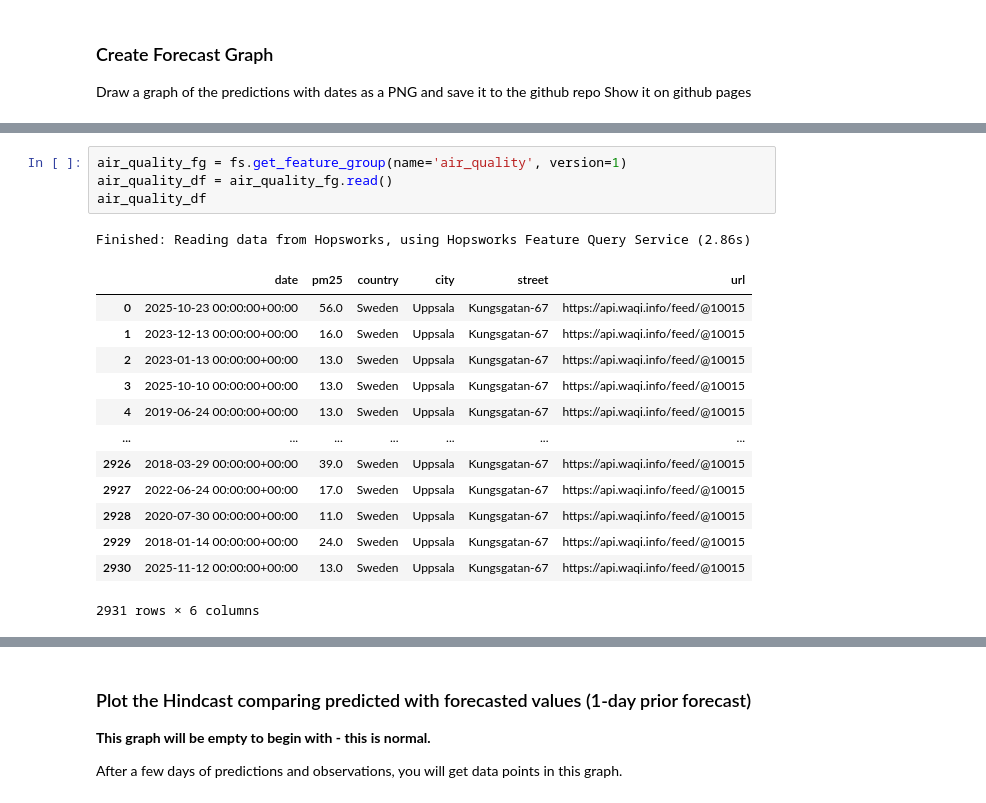
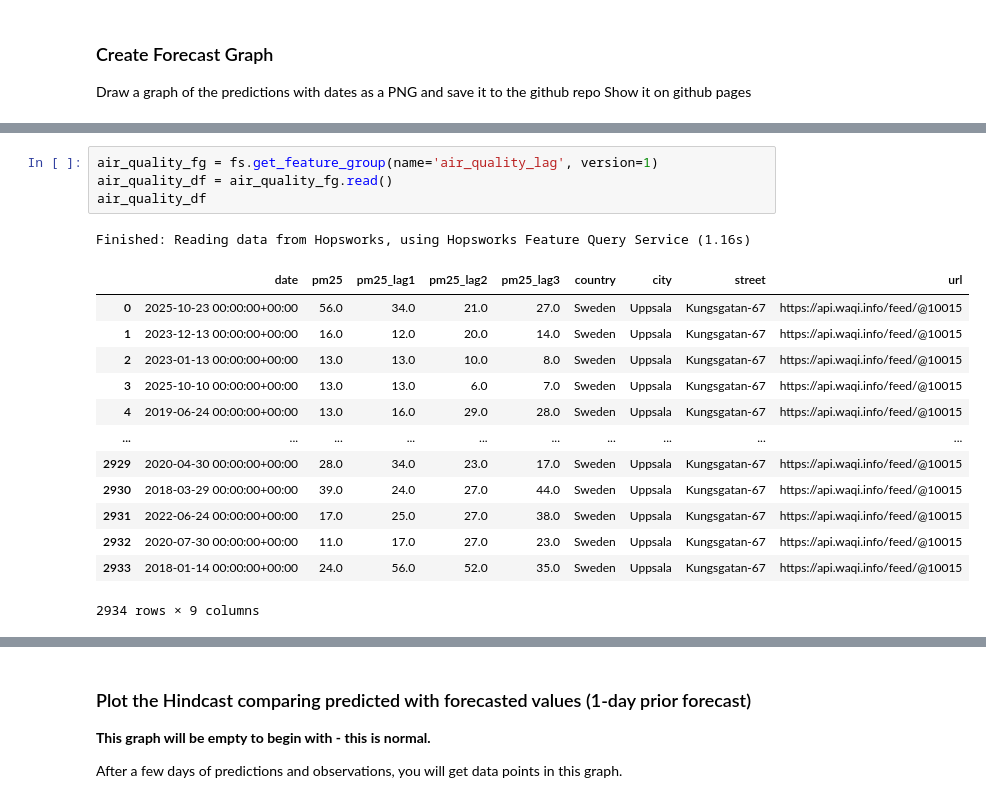
Before and after one commit to ololpol/mlfs-book, a Jupyter notebook: notebooks/airquality/4_air_quality_batch_inference.ipynb, the cells around one changed output, grey strips where cells are left out. Cells and saved outputs as stored; diff of their text form.

```diff
--- a/notebooks/airquality/4_air_quality_batch_inference.ipynb
+++ b/notebooks/airquality/4_air_quality_batch_inference.ipynb
@@ -264,22 +310,22 @@ Finished: Reading data from Hopsworks, using Hopsworks Feature Query Service (1.
 # %%
-air_quality_fg = fs.get_feature_group(name='air_quality', version=1)
+air_quality_fg = fs.get_feature_group(name='air_quality_lag', version=1)
 air_quality_df = air_quality_fg.read()
 air_quality_df
 # %% [output]
-Finished: Reading data from Hopsworks, using Hopsworks Feature Query Service (2.86s)
+Finished: Reading data from Hopsworks, using Hopsworks Feature Query Service (1.16s)
-|  | date | pm25 | country | city | street | url |
-| 0 | 2025-10-23 00:00:00+00:00 | 56.0 | Sweden | Uppsala | Kungsgatan-67 | https://api.waqi.info/feed/@10015 |
-| 1 | 2023-12-13 00:00:00+00:00 | 16.0 | Sweden | Uppsala | Kungsgatan-67 | https://api.waqi.info/feed/@10015 |
-| 2 | 2023-01-13 00:00:00+00:00 | 13.0 | Sweden | Uppsala | Kungsgatan-67 | https://api.waqi.info/feed/@10015 |
-| 3 | 2025-10-10 00:00:00+00:00 | 13.0 | Sweden | Uppsala | Kungsgatan-67 | https://api.waqi.info/feed/@10015 |
-| 4 | 2019-06-24 00:00:00+00:00 | 13.0 | Sweden | Uppsala | Kungsgatan-67 | https://api.waqi.info/feed/@10015 |
-| ... | ... | ... | ... | ... | ... | ... |
-| 2926 | 2018-03-29 00:00:00+00:00 | 39.0 | Sweden | Uppsala | Kungsgatan-67 | https://api.waqi.info/feed/@10015 |
-| 2927 | 2022-06-24 00:00:00+00:00 | 17.0 | Sweden | Uppsala | Kungsgatan-67 | https://api.waqi.info/feed/@10015 |
-| 2928 | 2020-07-30 00:00:00+00:00 | 11.0 | Sweden | Uppsala | Kungsgatan-67 | https://api.waqi.info/feed/@10015 |
-| 2929 | 2018-01-14 00:00:00+00:00 | 24.0 | Sweden | Uppsala | Kungsgatan-67 | https://api.waqi.info/feed/@10015 |
-| 2930 | 2025-11-12 00:00:00+00:00 | 13.0 | Sweden | Uppsala | Kungsgatan-67 | https://api.waqi.info/feed/@10015 |
+|  | date | pm25 | pm25_lag1 | pm25_lag2 | pm25_lag3 | country | city | street | url |
+| 0 | 2025-10-23 00:00:00+00:00 | 56.0 | 34.0 | 21.0 | 27.0 | Sweden | Uppsala | Kungsgatan-67 | https://api.waqi.info/feed/@10015 |
+| 1 | 2023-12-13 00:00:00+00:00 | 16.0 | 12.0 | 20.0 | 14.0 | Sweden | Uppsala | Kungsgatan-67 | https://api.waqi.info/feed/@10015 |
+| 2 | 2023-01-13 00:00:00+00:00 | 13.0 | 13.0 | 10.0 | 8.0 | Sweden | Uppsala | Kungsgatan-67 | https://api.waqi.info/feed/@10015 |
+| 3 | 2025-10-10 00:00:00+00:00 | 13.0 | 13.0 | 6.0 | 7.0 | Sweden | Uppsala | Kungsgatan-67 | https://api.waqi.info/feed/@10015 |
+| 4 | 2019-06-24 00:00:00+00:00 | 13.0 | 16.0 | 29.0 | 28.0 | Sweden | Uppsala | Kungsgatan-67 | https://api.waqi.info/feed/@10015 |
+| ... | ... | ... | ... | ... | ... | ... | ... | ... | ... |
+| 2929 | 2020-04-30 00:00:00+00:00 | 28.0 | 34.0 | 23.0 | 17.0 | Sweden | Uppsala | Kungsgatan-67 | https://api.waqi.info/feed/@10015 |
+| 2930 | 2018-03-29 00:00:00+00:00 | 39.0 | 24.0 | 27.0 | 44.0 | Sweden | Uppsala | Kungsgatan-67 | https://api.waqi.info/feed/@10015 |
+| 2931 | 2022-06-24 00:00:00+00:00 | 17.0 | 25.0 | 27.0 | 38.0 | Sweden | Uppsala | Kungsgatan-67 | https://api.waqi.info/feed/@10015 |
+| 2932 | 2020-07-30 00:00:00+00:00 | 11.0 | 17.0 | 27.0 | 23.0 | Sweden | Uppsala | Kungsgatan-67 | https://api.waqi.info/feed/@10015 |
+| 2933 | 2018-01-14 00:00:00+00:00 | 24.0 | 56.0 | 52.0 | 35.0 | Sweden | Uppsala | Kungsgatan-67 | https://api.waqi.info/feed/@10015 |
-2931 rows × 6 columns
+2934 rows × 9 columns
 # %%
 outcome_df = air_quality_df[['date', 'pm25']]
 preds_df =  monitoring_df[['date', 'predicted_pm25']]
```
Also changed, not shown: parts of 16 cells of this notebook, 7 other files.
